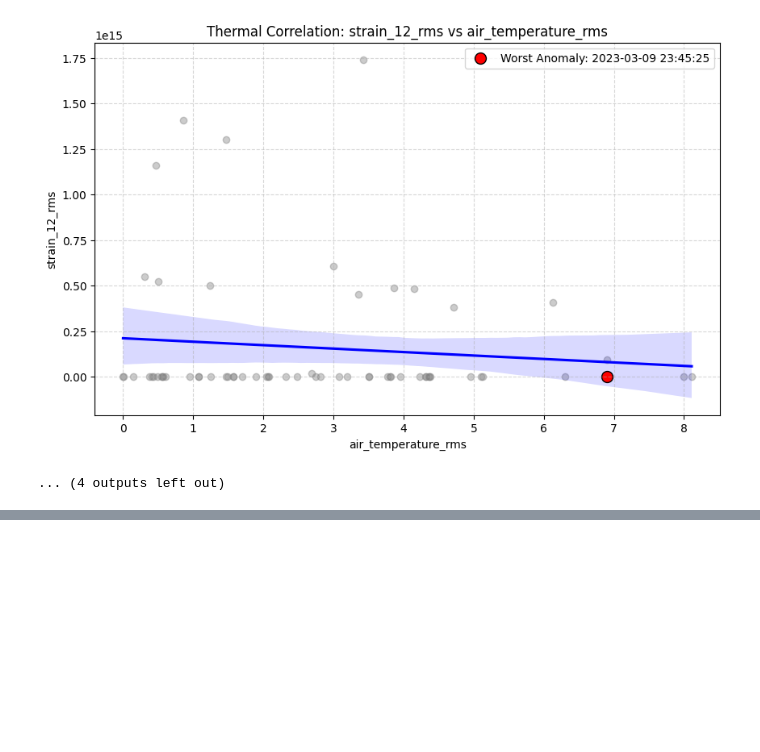
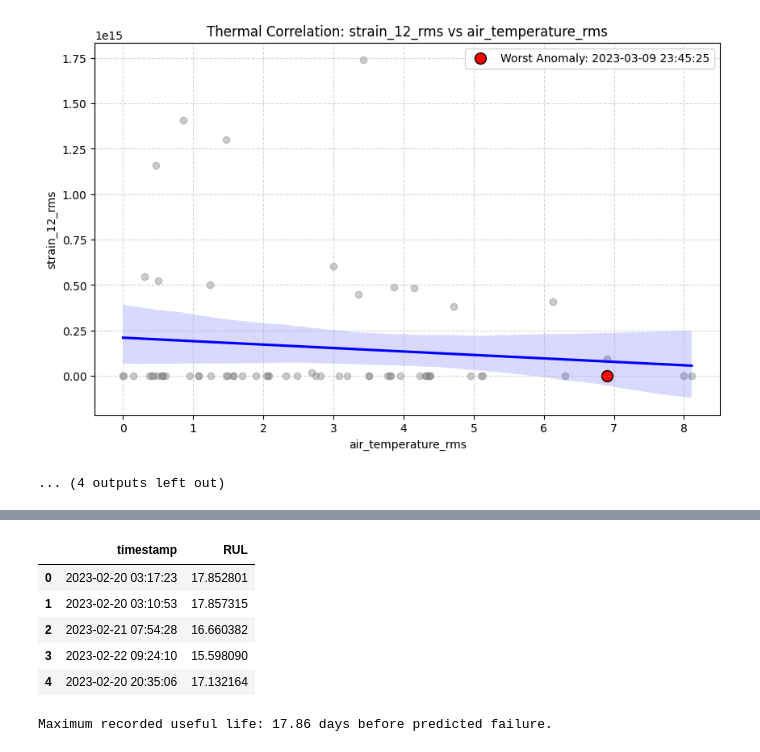
Before and after one commit to wxb-sly/aice-2026-bc, a Jupyter notebook: notebooks/GP_SHM.ipynb, the cells around one changed output, grey strips where cells are left out. Saved outputs shown, nothing was run; the diff lists cells and outputs as text; code cells hidden in the pictures; blank space fills up the shorter version.

```diff
--- a/notebooks/GP_SHM.ipynb
+++ b/notebooks/GP_SHM.ipynb
@@ -266,0 +247,28 @@ display(pre_failure_df[['timestamp', 'RUL']].head())
+# %%
+
+# Task 3: Remaining Useful Life (RUL)
+# Extracting the failure event based on the worst anomaly score
+min_anomaly_score_index = df['anomaly_score'].idxmin()
+
+
+
+# convert the timestamps to "datetime" objects for comparison
+df['timestamp'] = pd.to_datetime(df['timestamp'])
+
+failure_timestamp = df.loc[min_anomaly_score_index, 'timestamp']
+
+print(f"The timestamp of the predicted failure event is: {failure_timestamp}")
+
+
+# TODO: filter data to include only observations before the failure event
+pre_failure_df = df[df['timestamp'] < failure_timestamp].copy()
+
+# Remaining Useful Life (RUL) in DAYS for each pre-failure data point
+pre_failure_df['RUL'] = (failure_timestamp - pre_failure_df['timestamp']).dt.total_seconds() / (24 * 3600)
+
+display(pre_failure_df[['timestamp', 'RUL']].head())
+
+max_rul = pre_failure_df['RUL'].max()
+# obs the first timestamp since, its the furthest away from the failure event
+print(f"Maximum recorded useful life: {max_rul:.2f} days before predicted failure.")
+# %% [output]
@@ -266,0 +276,7 @@ display(pre_failure_df[['timestamp', 'RUL']].head())
+|  | timestamp | RUL |
+| 0 | 2023-02-20 03:17:23 | 17.852801 |
+| 1 | 2023-02-20 03:10:53 | 17.857315 |
+| 2 | 2023-02-21 07:54:28 | 16.660382 |
+| 3 | 2023-02-22 09:24:10 | 15.598090 |
+| 4 | 2023-02-20 20:35:06 | 17.132164 |
+Maximum recorded useful life: 17.86 days before predicted failure.
```
Also changed, not shown: parts of 10 cells of this notebook.
